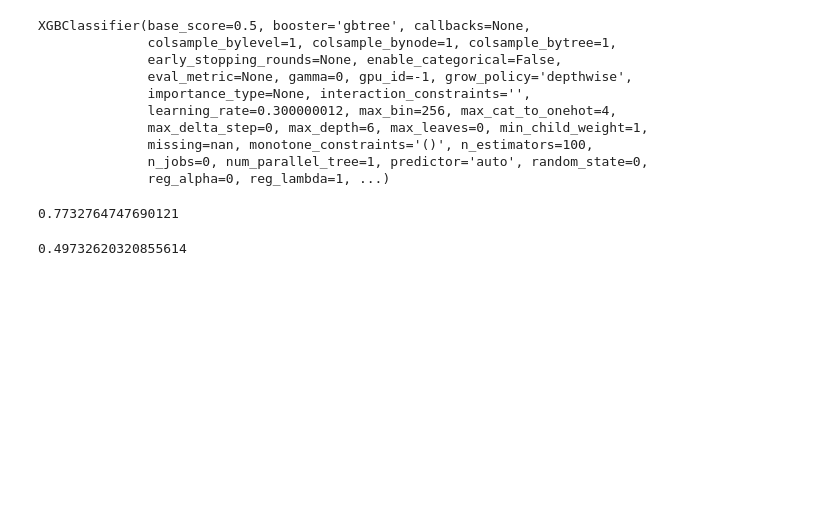
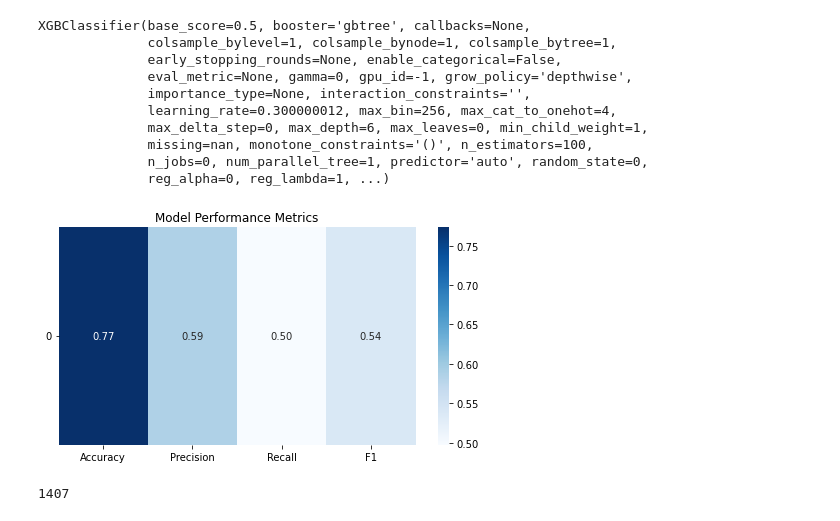
Before and after one commit to SatyaSai5122/Ensemble-Techniques-Project, a Jupyter notebook: Ensemble Project Report.ipynb, the cells around one changed output. Saved outputs shown, nothing was run; the diff lists cells and outputs as text; code cells hidden in the pictures; blank space fills up the shorter version.

```diff
--- a/Ensemble Project Report.ipynb
+++ b/Ensemble Project Report.ipynb
@@ -251,7 +250,3 @@ Data columns (total 27 columns):
  26  PaymentMethod_Mailed check               7032 non-null   uint8
 dtypes: float64(3), uint8(24)
 memory usage: 384.6 KB
-# %%
-for i in churn_df.columns:
-    if churn_df[i].dtype=='uint8':
-        churn_df[i]=churn_df[i].astype('int8')
@@ -326,14 +291,38 @@ XGBClassifier(base_score=0.5, booster='gbtree', callbacks=None,
 
 y_pred=xgb_model.predict(X_test)
 # %%
-#accuracy score
-print(accuracy_score(y_test,y_pred))
+def plot_metrics(y_true, y_pred):
+    # Calculate metrics
+    cm = confusion_matrix(y_true, y_pred)
+    acc = accuracy_score(y_true, y_pred)
+    prec = precision_score(y_true, y_pred)
+    rec = recall_score(y_true, y_pred)
+    f1 = f1_score(y_true, y_pred)
+
+    # Create crosstab
+    metrics_df = pd.DataFrame({
+        'Accuracy': [acc],
+        'Precision': [prec],
+        'Recall': [rec],
+        'F1': [f1]
+    })
+
+    # Plot crosstab
+    plt.figure(figsize=(8, 4))
+    sns.heatmap(metrics_df, annot=True, cmap='Blues', fmt='.2f')
+    plt.title('Model Performance Metrics')
+    plt.xticks(rotation=0)
+    plt.yticks(rotation=0)
+    plt.show()
+
+
+plot_metrics(y_test, y_pred)
 # %% [output]
-0.7732764747690121
+[figure, added]
 # %%
-print(recall_score(y_test,y_pred))
+len(y_pred)
 # %% [output]
-0.49732620320855614
+1407
 # %%
 from sklearn.model_selection import GridSearchCV
 
```
Also changed, not shown: parts of 25 cells of this notebook.
